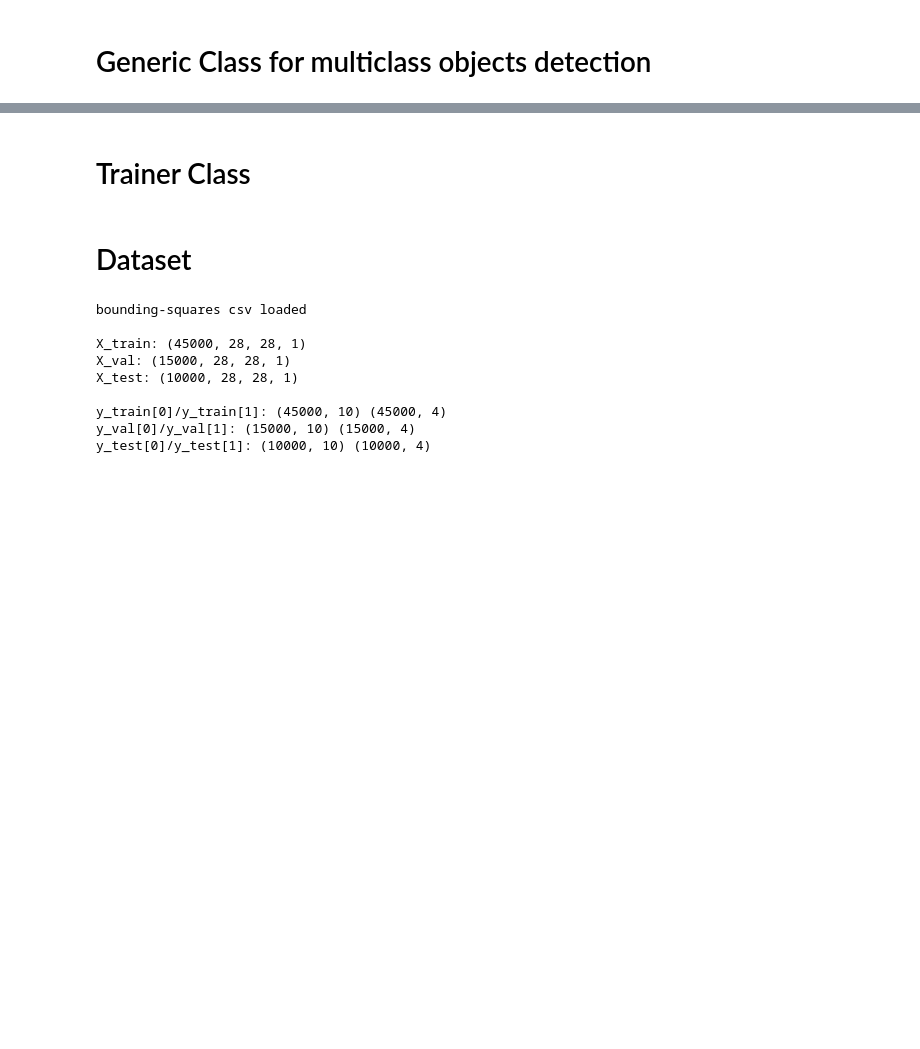
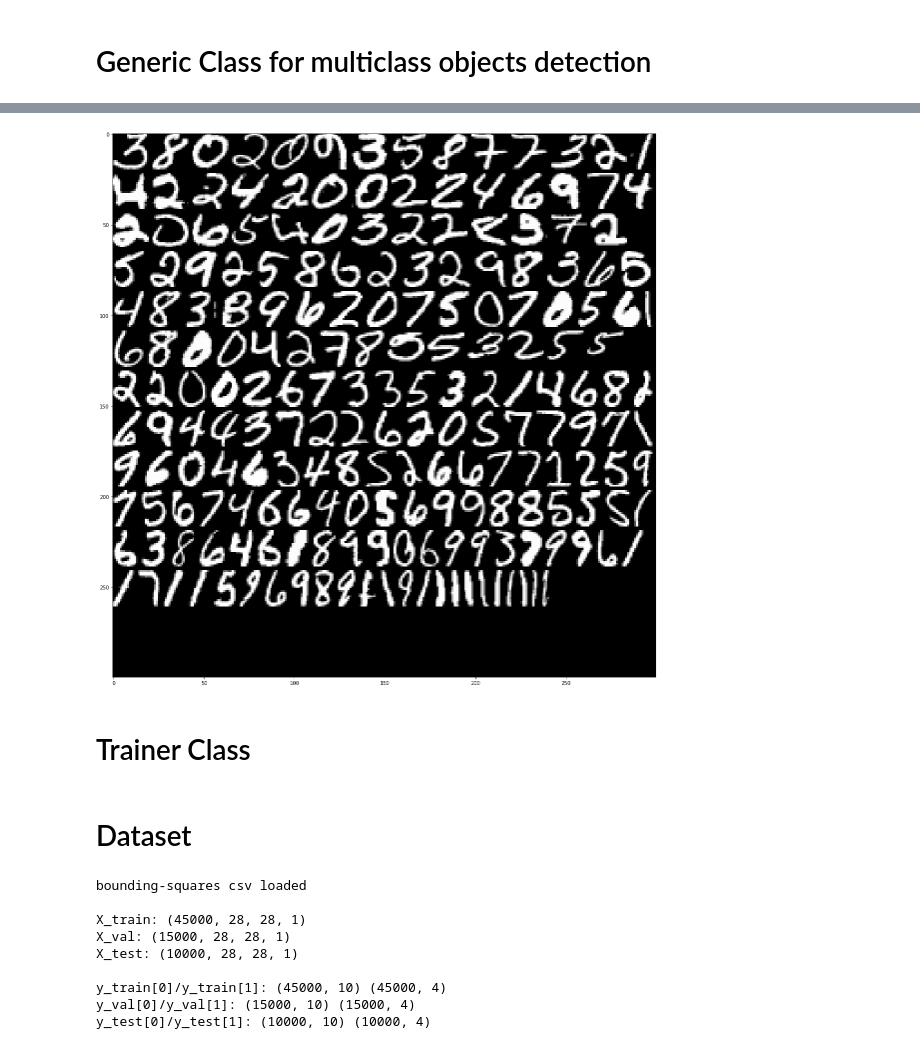
Before and after one commit to 0r4nd/HandwritingRecognition, a Jupyter notebook: notebooks/HandwritingRecognition.ipynb, the cells around one changed output, grey strips where cells are left out. Drawn from its saved outputs; the diff is of its cells as text; code cells hidden in the pictures; blank space fills up the shorter version.

```diff
--- a/notebooks/HandwritingRecognition.ipynb
+++ b/notebooks/HandwritingRecognition.ipynb
@@ -434,3 +465,10 @@ bounding-squares csv loaded
+# %%
+og.reset_multi()
+og.add_multi(300,300)
+og._draw_packed_sprites(200)
+og.show_multi()
+# %% [output]
+[figure, added]
 # %% [markdown]
 # Trainer Class
 # %%
```
Also changed, not shown: parts of 10 cells of this notebook.
